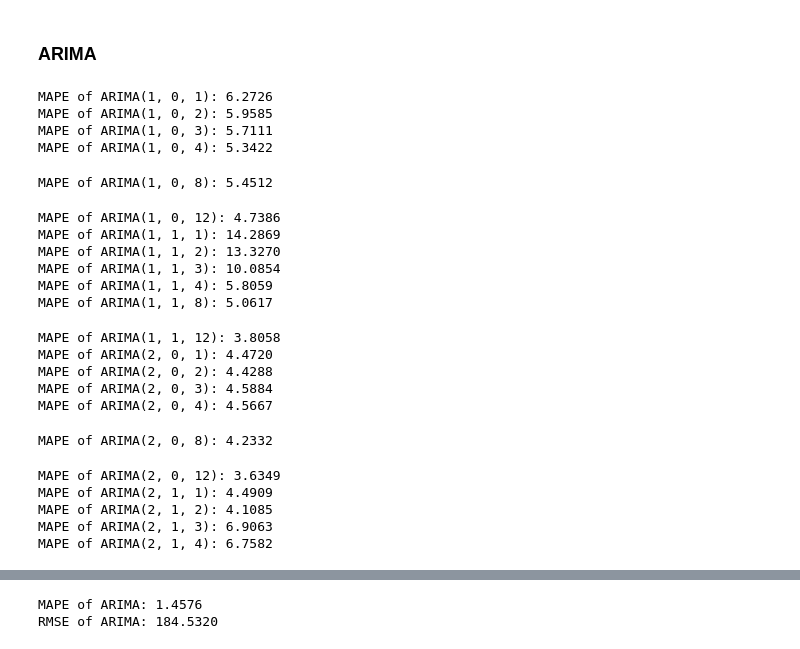
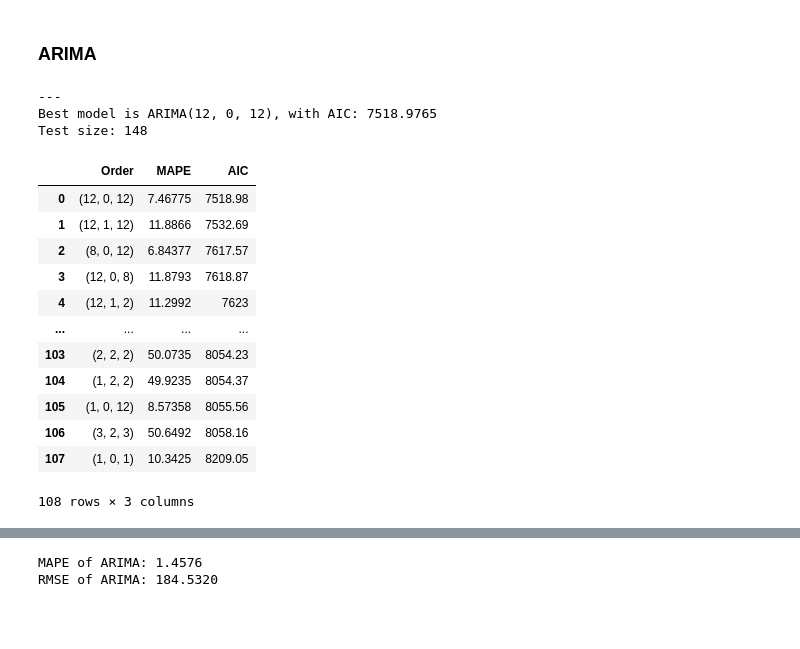
Before and after one commit to WALLERR/DS-ML-sample-work, a Jupyter notebook: time_series_prediction/Time_series_example.ipynb, the cells around one changed output, grey strips where cells are left out. Saved outputs shown, nothing was run; the diff lists cells and outputs as text; code cells hidden in the pictures; blank space fills up the shorter version.

```diff
--- a/time_series_prediction/Time_series_example.ipynb
+++ b/time_series_prediction/Time_series_example.ipynb
@@ -265,51 +265,67 @@ fig = result.plot()
 # %% [markdown]
 ### ARIMA
 # %%
-def tune_model(dataset, p_values, d_values, q_values, actual_demand):
-    min_MAPE = float('Inf')
+def tune_model(dataset, p_values, d_values, q_values, test_size=24):
+    min_AIC = float('Inf')
+
+    train_size = len(dataset) - test_size
+    train_set = dataset[:train_size]
+    test_set = dataset[train_size:]
+    MAPE_list = []
+    AIC_list = []
+    order_list = []
+
     for p in p_values:
         for d in d_values:
             for q in q_values:
-                model = ARIMA(dataset, order=(p, d, q))
+                model = ARIMA(train_set, order=(p, d, q))
                 arima_fit = model.fit()
-                y_pred_arima_pqd = arima_fit.forecast(24)
-                MAPE = mape(actual_demand, y_pred_arima_pqd)
-#                 print('MAPE of ARIMA(%d, %d, %d): %.4f' % (p, d, q, MAPE))
-                if min_MAPE > MAPE:
+                y_pred_arima_pqd = arima_fit.forecast(test_size)
+                MAPE = mape(test_set, y_pred_arima_pqd)
+                AIC = arima_fit.aic
+
+                MAPE_list.append(MAPE)
+                AIC_list.append(arima_fit.aic)
+                order_list.append((p,d,q))
+                if min_AIC > AIC:
                     best_p = p
                     best_d = d
                     best_q = q
-                    min_MAPE = MAPE
+                    min_AIC = AIC
+
     print('---')
-    print('Best model is ARIMA(%d, %d, %d), with MAPE: %.4f' % (best_p, best_d, best_q, min_MAPE))
+    print('Best model is ARIMA(%d, %d, %d), with AIC: %.4f' % (best_p, best_d, best_q, min_AIC))
+    print('Test size: %d' % test_size)
+
+    result_table = pd.DataFrame([
+        order_list,
+        MAPE_list,
+        AIC_list
+    ], index = ['Order', 'MAPE', 'AIC']).T
+    result_table = result_table.sort_values(by='AIC').reset_index(drop=True)
+    return result_table
 # %%
 tune_model(
     dataset['ACTUAL'].values,
     [1, 2, 3, 4, 8, 12],
     [0, 1],
     [1, 2, 3, 4, 8, 12],
-    actual_demand
+    len(dataset)//5
 )
 # %% [output]
-MAPE of ARIMA(1, 0, 1): 6.2726
-MAPE of ARIMA(1, 0, 2): 5.9585
-MAPE of ARIMA(1, 0, 3): 5.7111
-MAPE of ARIMA(1, 0, 4): 5.3422
+---
+Best model is ARIMA(12, 0, 12), with AIC: 7518.9765
+Test size: 148
+|  | Order | MAPE | AIC |
+| 0 | (12, 0, 12) | 7.46775 | 7518.98 |
+| 1 | (12, 1, 12) | 11.8866 | 7532.69 |
+| 2 | (8, 0, 12) | 6.84377 | 7617.57 |
+| 3 | (12, 0, 8) | 11.8793 | 7618.87 |
+| 4 | (12, 1, 2) | 11.2992 | 7623 |
+| ... | ... | ... | ... |
+| 103 | (2, 2, 2) | 50.0735 | 8054.23 |
+| 104 | (1, 2, 2) | 49.9235 | 8054.37 |
+| 105 | (1, 0, 12) | 8.57358 | 8055.56 |
+| 106 | (3, 2, 3) | 50.6492 | 8058.16 |
+| 107 | (1, 0, 1) | 10.3425 | 8209.05 |
-MAPE of ARIMA(1, 0, 8): 5.4512
+108 rows × 3 columns
-MAPE of ARIMA(1, 0, 12): 4.7386
-MAPE of ARIMA(1, 1, 1): 14.2869
-MAPE of ARIMA(1, 1, 2): 13.3270
-MAPE of ARIMA(1, 1, 3): 10.0854
-MAPE of ARIMA(1, 1, 4): 5.8059
-MAPE of ARIMA(1, 1, 8): 5.0617
-MAPE of ARIMA(1, 1, 12): 3.8058
-MAPE of ARIMA(2, 0, 1): 4.4720
-MAPE of ARIMA(2, 0, 2): 4.4288
-MAPE of ARIMA(2, 0, 3): 4.5884
-MAPE of ARIMA(2, 0, 4): 4.5667
-MAPE of ARIMA(2, 0, 8): 4.2332
-MAPE of ARIMA(2, 0, 12): 3.6349
-MAPE of ARIMA(2, 1, 1): 4.4909
-MAPE of ARIMA(2, 1, 2): 4.1085
-MAPE of ARIMA(2, 1, 3): 6.9063
-MAPE of ARIMA(2, 1, 4): 6.7582
```
Also changed, not shown: parts of 9 cells of this notebook.
